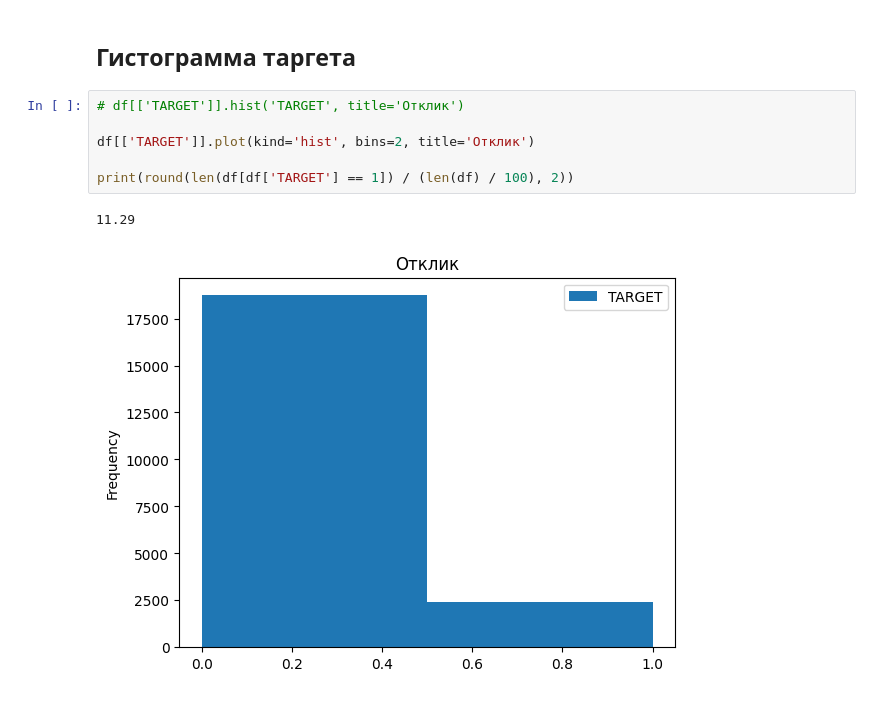
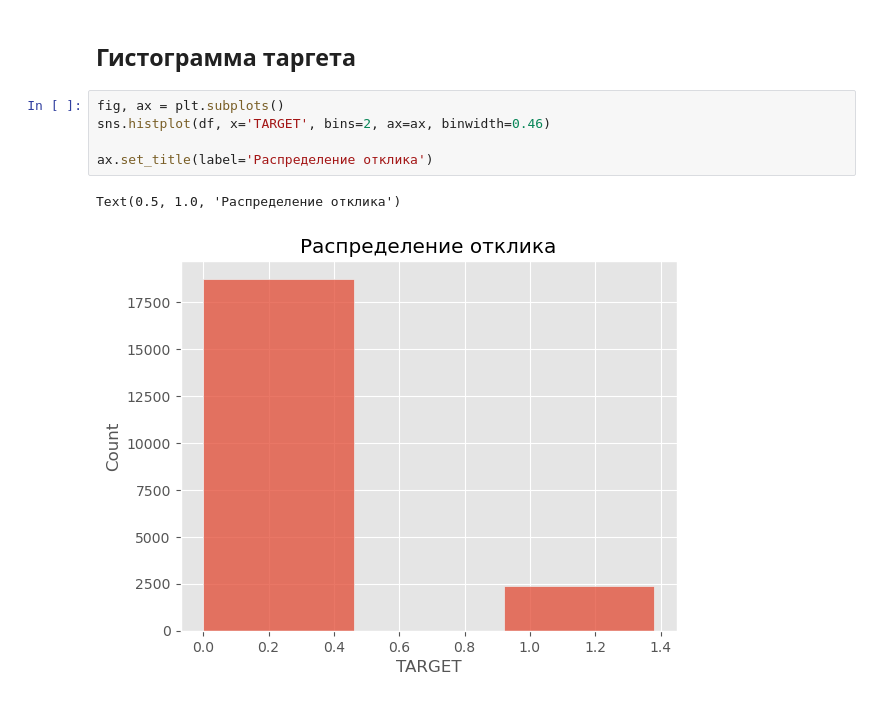
Before and after one commit to sccntr/sthw, a Jupyter notebook: notebooks/eda.ipynb, the cells around one changed output. Cells and saved outputs as stored; diff of their text form.

```diff
--- a/notebooks/eda.ipynb
+++ b/notebooks/eda.ipynb
@@ -139,12 +144,11 @@ df.head()
 | 4 | 59910803 | 0 | 39 | 1 | 0 | 1 | 1 | ... |
 # %% [markdown]
 ## Гистограмма таргета
-# %%
-# df[['TARGET']].hist('TARGET', title='Отклик')
-
-df[['TARGET']].plot(kind='hist', bins=2, title='Отклик')
-
-print(round(len(df[df['TARGET'] == 1]) / (len(df) / 100), 2))
-# %% [output]
-11.29
-[figure, removed]
+# %%
+fig, ax = plt.subplots()
+sns.histplot(df, x='TARGET', bins=2, ax=ax, binwidth=0.46)
+
+ax.set_title(label='Распределение отклика')
+# %% [output]
+Text(0.5, 1.0, 'Распределение отклика')
+[figure, added]
```
Also changed, not shown: parts of 12 cells of this notebook.
